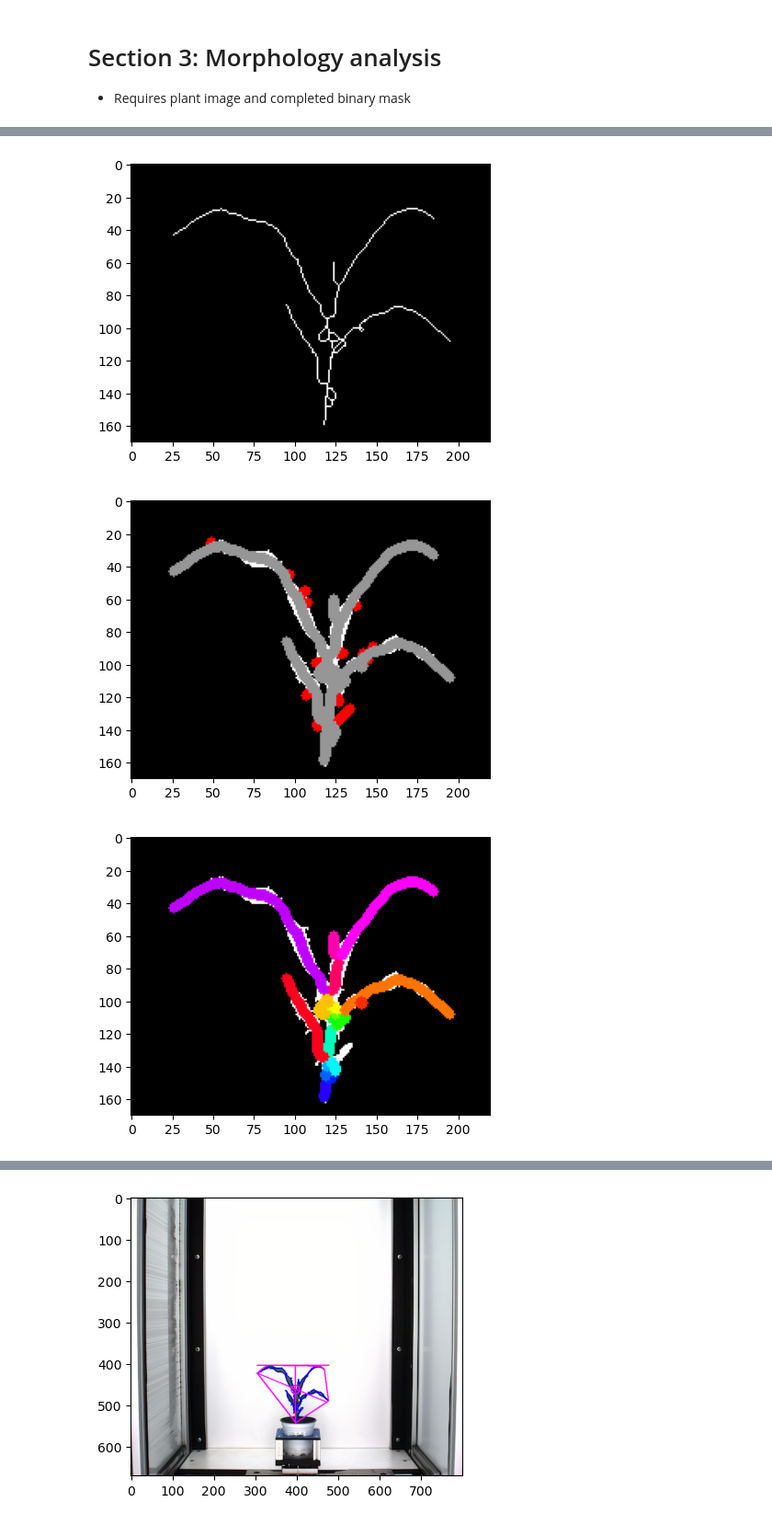
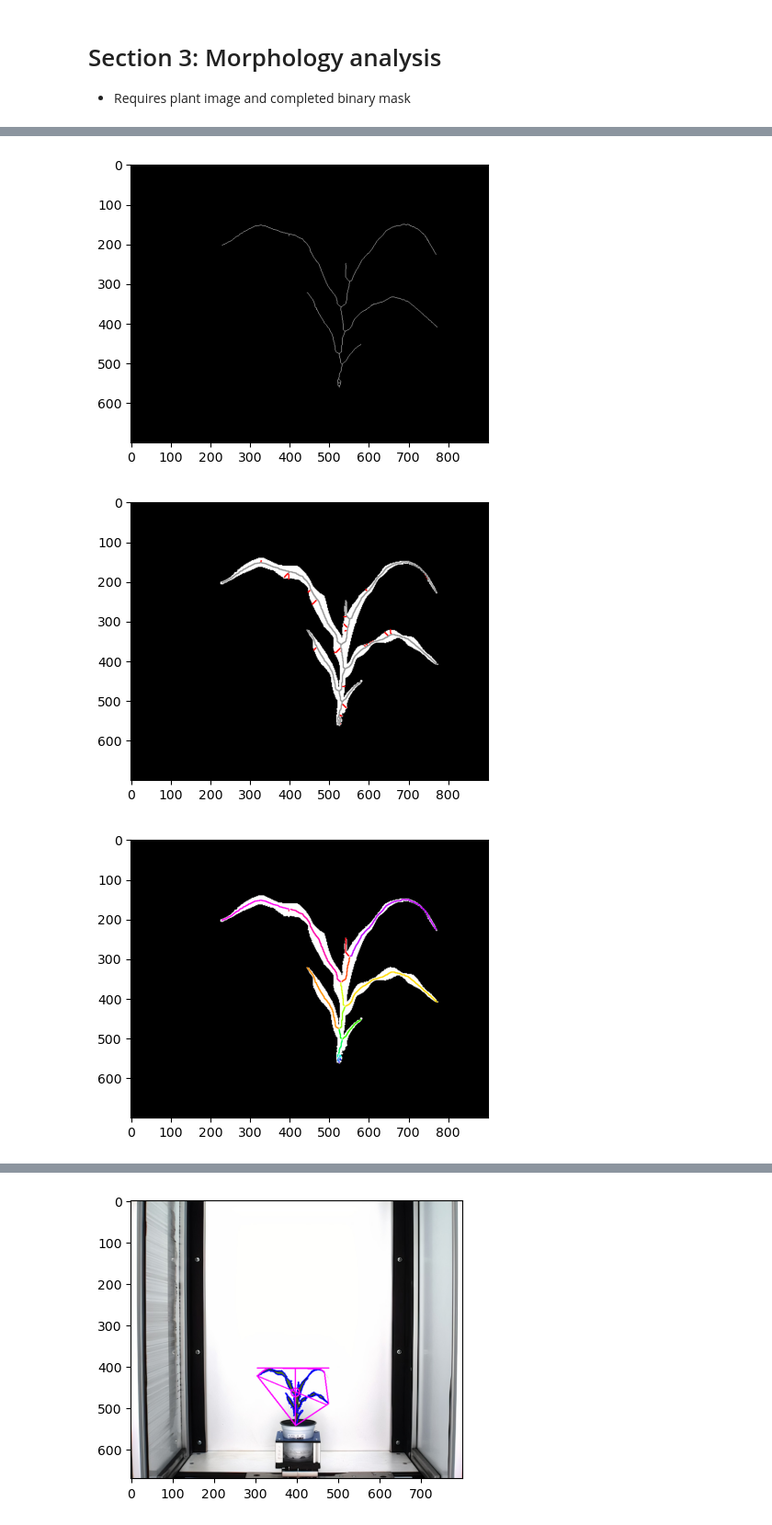
Before and after one commit to danforthcenter/plantcv-binder, a Jupyter notebook: notebooks/new_side_view_morphology_tutorial/morphology_analysis_side_view_workflow.ipynb, the cells around one changed output, grey strips where cells are left out. Shown at 92% size. Saved outputs shown, nothing was run; the diff lists cells and outputs as text; code cells hidden in the pictures.

```diff
--- a/notebooks/new_side_view_morphology_tutorial/morphology_analysis_side_view_workflow.ipynb
+++ b/notebooks/new_side_view_morphology_tutorial/morphology_analysis_side_view_workflow.ipynb
@@ -88,2 +150,2 @@ roi_objects, hierarchy3, kept_mask, obj_area = pcv.roi_objects(img=img, roi_cont
 # %%
-cropped_mask = kept_mask[380:550, 280:500]
+cropped_mask = kept_mask[1100:1800, 700:1600]
@@ -89,0 +156,7 @@ cropped_mask = kept_mask[380:550, 280:500]
+# %%
+# Inputs:
+#   gray_img = gray image data or threshold image data
+#   ksize    = an odd integer that is used to build a ksize x ksize matrix using np.ones.
+#              Must be greater than 1 to have an effect.
+#   i        = an integer for number of iterations, i.e. the number of consecutive filtering passes.
+mask_dilated = pcv.dilate(gray_img = cropped_mask, ksize = 3, i = 1)
@@ -89,0 +168,5 @@ cropped_mask = kept_mask[380:550, 280:500]
+# %%
+# Inputs:
+#   bin_img - binary mask image
+#   size - maximum size for objects that should be filled in as background (non-plant) pixels
+mask_fill = pcv.fill(bin_img = mask_dilated, size = 30)
@@ -94,3 +183,5 @@ cropped_mask = kept_mask[380:550, 280:500]
 # %%
-skeleton = pcv.morphology.skeletonize(mask=cropped_mask)
+# Inputs:
+#   mask = binary mask
+skeleton = pcv.morphology.skeletonize(mask=mask_fill)
 # %% [output]
@@ -98,12 +193,7 @@ skeleton = pcv.morphology.skeletonize(mask=cropped_mask)
 # %%
-# Prune the skeleton
-# Generally, skeletonized images will have barbs (this image is particularly ideal,
-# that's why it's the example image in the tutorial!),
-# representing the width, that need to get pruned off.
-
 # Inputs:
 #   skel_img = Skeletonized image
 #   size     = Size to get pruned off each branch
 #   mask     = (Optional) binary mask for debugging. If provided, debug image will be overlaid on the mask.
-img1, seg_img, edge_objects = pcv.morphology.prune(skel_img=skeleton, size=20, mask=cropped_mask)
+img1, seg_img, edge_objects = pcv.morphology.prune(skel_img=skeleton, size=50, mask=mask_fill)
 # %% [output]
@@ -111,3 +201,3 @@ img1, seg_img, edge_objects = pcv.morphology.prune(skel_img=skeleton, size=20, m
-[figure, old version]
+[figure, new version]
-[figure, old version]
+[figure, new version]
-[figure, old version]
+[figure, new version]
```
Also changed, not shown: parts of 67 cells of this notebook, 4 other files.
